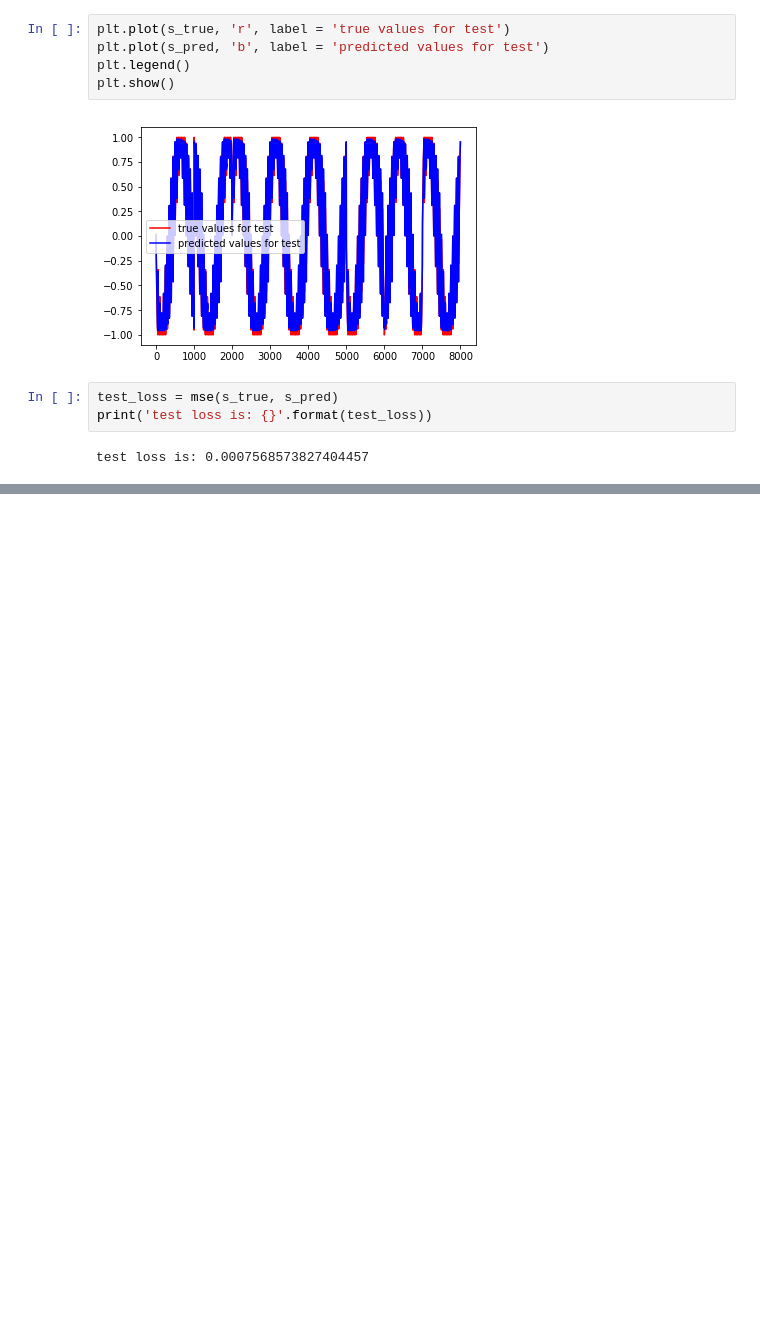
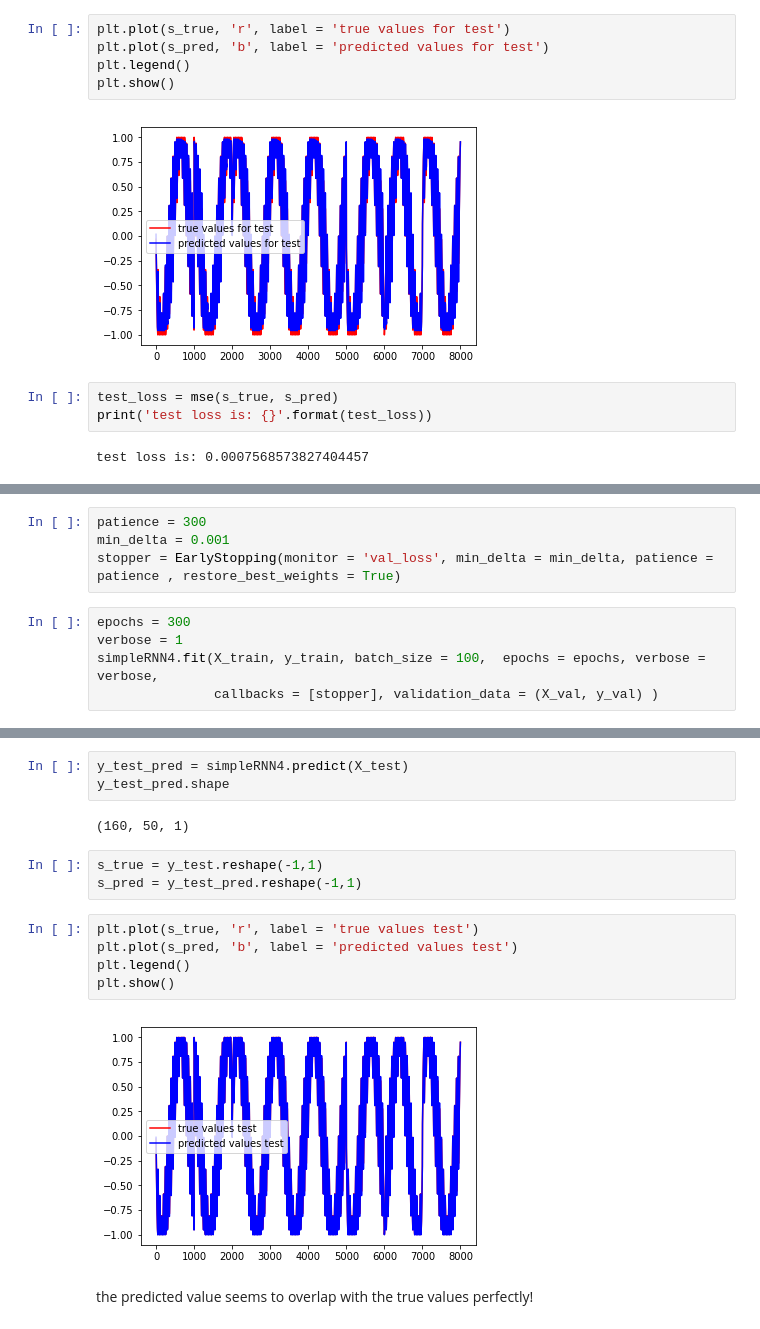
Before and after one commit to praritagarwal/Simple-RNN-in-Keras, a Jupyter notebook: RNNs in Keras.ipynb, the cells around one changed output, grey strips where cells are left out. Cells and saved outputs as stored; diff of their text form; blank space fills up the shorter version.

Commit message:
Build a simpleRNN with Dense layer for output

```diff
--- a/RNNs in Keras.ipynb
+++ b/RNNs in Keras.ipynb
@@ -478,0 +491,9 @@ test loss is: 0.0007568573827404457
+# %%
+patience = 300
+min_delta = 0.001
+stopper = EarlyStopping(monitor = 'val_loss', min_delta = min_delta, patience = patience , restore_best_weights = True)
+# %%
+epochs = 300
+verbose = 1
+simpleRNN4.fit(X_train, y_train, batch_size = 100,  epochs = epochs, verbose = verbose,
+               callbacks = [stopper], validation_data = (X_val, y_val) )
@@ -478,0 +519,17 @@ test loss is: 0.0007568573827404457
+# %%
+y_test_pred = simpleRNN4.predict(X_test)
+y_test_pred.shape
+# %% [output]
+(160, 50, 1)
+# %%
+s_true = y_test.reshape(-1,1)
+s_pred = y_test_pred.reshape(-1,1)
+# %%
+plt.plot(s_true, 'r', label = 'true values test')
+plt.plot(s_pred, 'b', label = 'predicted values test')
+plt.legend()
+plt.show()
+# %% [output]
+[figure, added]
+# %% [markdown]
+the predicted value seems to overlap with the true values perfectly!
```
Also changed, not shown: parts of 8 cells of this notebook.
